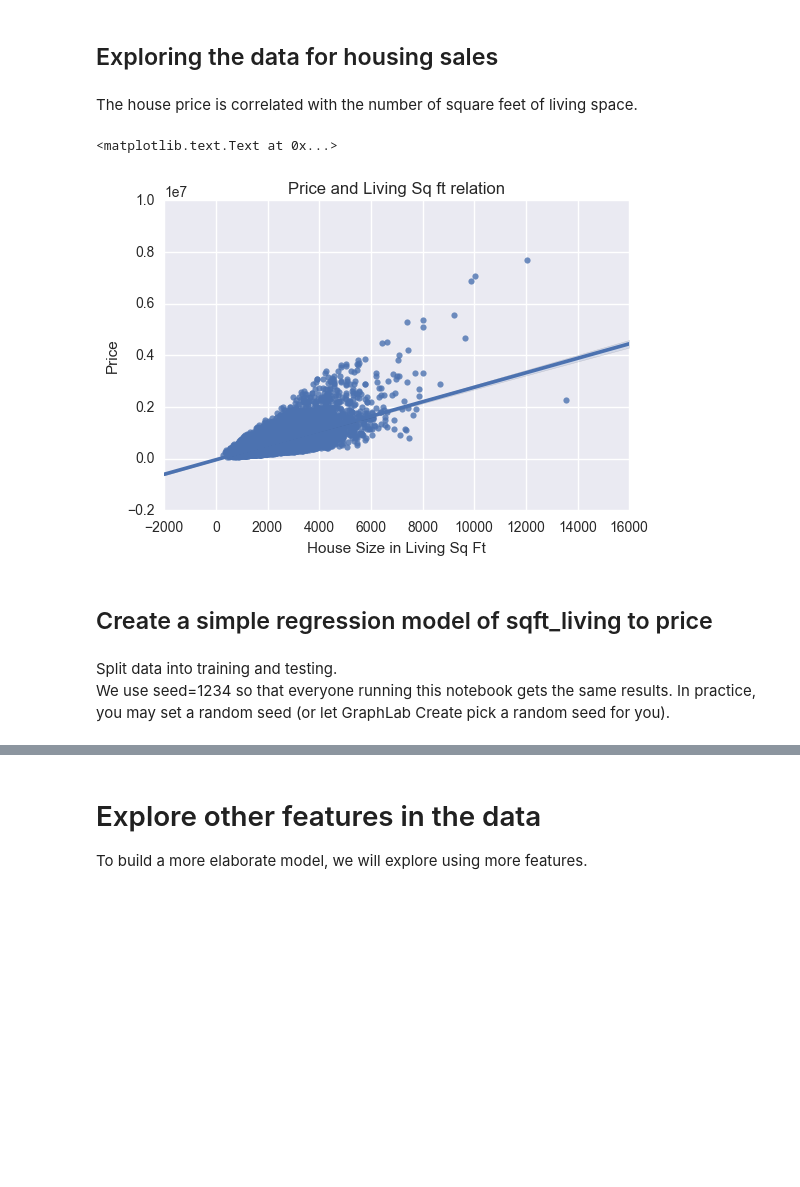
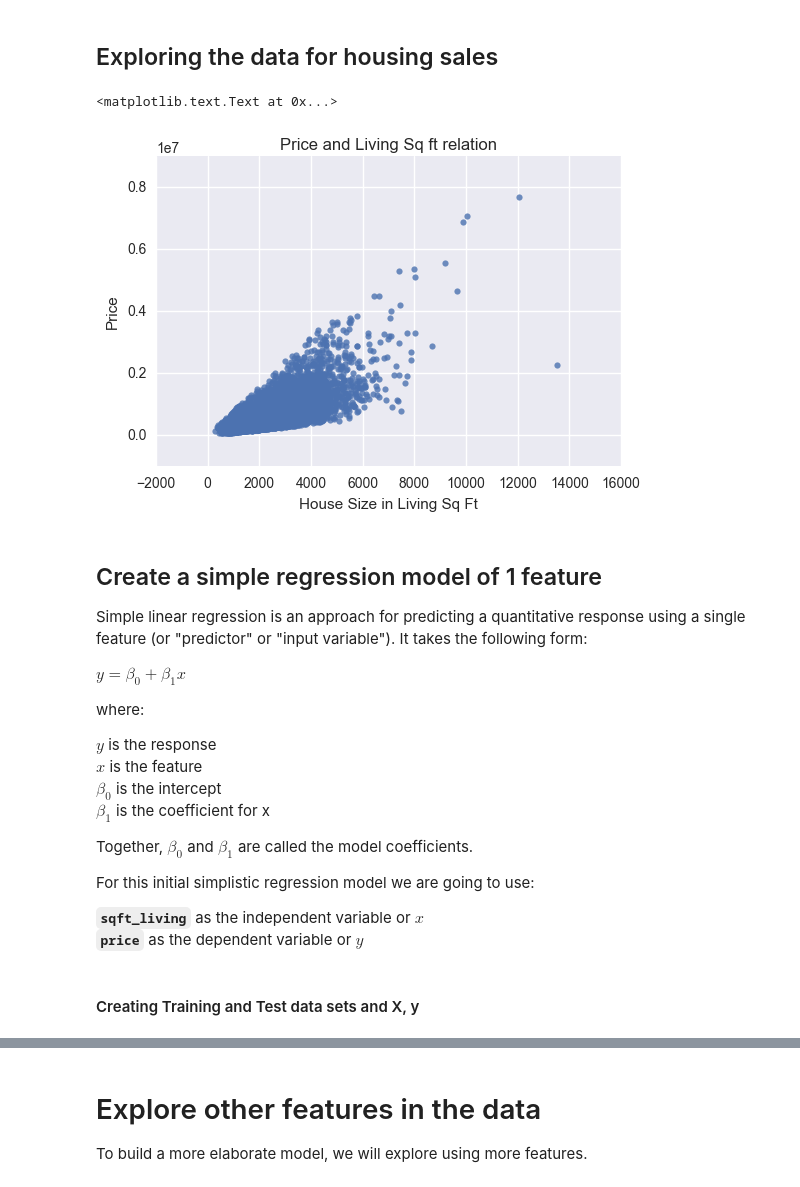
Before and after one commit to DheerajAgarwal/MachineLearning_UoW, a Jupyter notebook: Course1/Predicting house prices.ipynb, the cells around one changed output, grey strips where cells are left out. Saved outputs shown, nothing was run; the diff lists cells and outputs as text; code cells hidden in the pictures; blank space fills up the shorter version.

Commit message:
1 feature reg using sklarn & statsmodels

```diff
--- a/Course1/Predicting house prices.ipynb
+++ b/Course1/Predicting house prices.ipynb
@@ -44,18 +54,37 @@ Number of ROWS X COLUMNS
 # %% [markdown]
 ## Exploring the data for housing sales
-# %% [markdown]
-The house price is correlated with the number of square feet of living space.
 # %%
-sns.regplot('sqft_living', 'price', data=home_data)
+sns.regplot('sqft_living', 'price',
+            data=home_data,
+            fit_reg=False) # to stope a linear regressed line to be plotted by default
+
 plt.title('Price and Living Sq ft relation')
 plt.xlabel('House Size in Living Sq Ft')
 plt.ylabel('Price')
 # %% [output]
 <matplotlib.text.Text at 0x...>
-[figure, old version]
+[figure, new version]
-# %% [markdown]
-## Create a simple regression model of sqft_living to price
-# %% [markdown]
-Split data into training and testing.
-We use seed=1234 so that everyone running this notebook gets the same results.  In practice, you may set a random seed (or let GraphLab Create pick a random seed for you).
+# %% [markdown]
+## Create a simple regression model of 1 feature
+
+Simple linear regression is an approach for predicting a quantitative response using a single feature (or "predictor" or "input variable"). It takes the following form:
+
+$y = \beta_0 + \beta_1x$
+
+where:
+
+$y$ is the response
+$x$ is the feature
+$\beta_0$ is the intercept
+$\beta_1$ is the coefficient for x
+
+Together, $\beta_0$ and $\beta_1$ are called the model coefficients.
+
+
+For this initial simplistic regression model we are going to use:
+
+**`sqft_living`** as the independent variable or $x$
+**`price`** as the dependent variable or $y$
+# %% [markdown]
+#### Creating Training and Test data sets and X, y
 # %%
```
Also changed, not shown: parts of 27 cells of this notebook.
